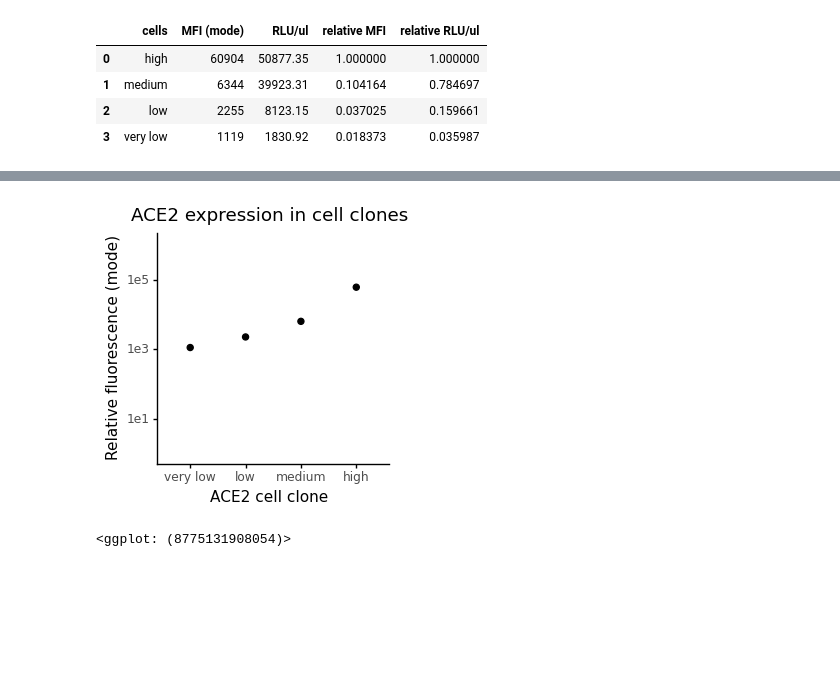
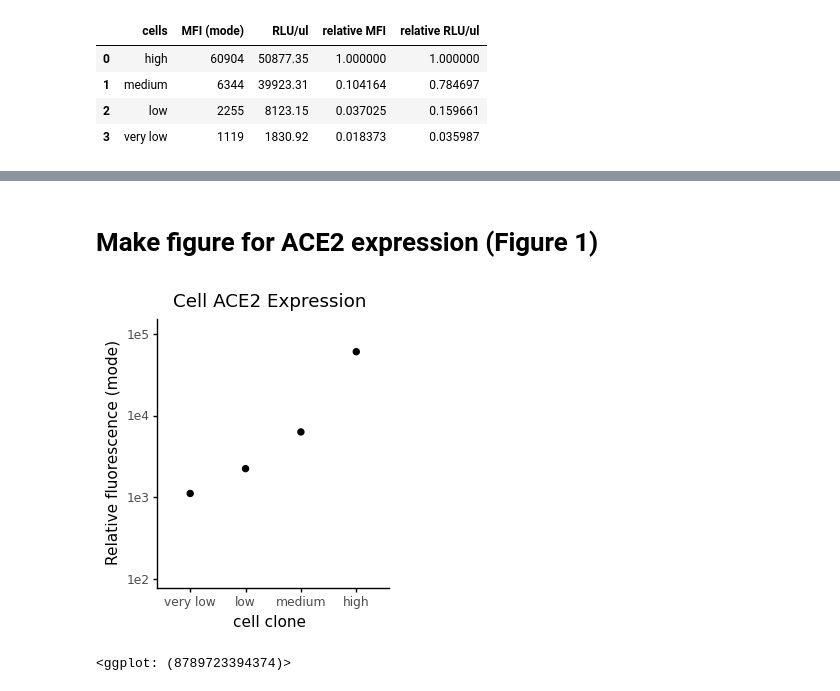
Before and after one commit to jbloomlab/Ace2_expression_neuts, a Jupyter notebook: ACE2_expression_vs_infectivity.ipynb, the cells around one changed output, grey strips where cells are left out. Drawn from its saved outputs; the diff is of its cells as text; code cells hidden in the pictures; blank space fills up the shorter version.

```diff
--- a/ACE2_expression_vs_infectivity.ipynb
+++ b/ACE2_expression_vs_infectivity.ipynb
@@ -81,17 +81,19 @@ df['cells'] = pd.Categorical(df['cells'], categories=cat_order, ordered=True)
+# %% [markdown]
+# Make figure for ACE2 expression (Figure 1)
 # %%
 #ACE2 expression plot for figure 1
 (
     ggplot(df)+
     aes(x="cells", y="MFI (mode)") +
     geom_point(size=2) +
     theme_classic()+
-    theme(figure_size=(3,3))+
+    theme(figure_size=(3,3.5))+
     scale_y_log10(limits=[1,1.1e6])+
-    xlab('ACE2 cell clone') +
-    scale_y_log10(limits=[1,1.1e6]) +
+    xlab('cell clone') +
+    scale_y_log10(limits=[1.1e2,1.1e5]) +
     labs(y ='Relative fluorescence (mode)',
-        title ='ACE2 expression in cell clones')
+        title ='Cell ACE2 Expression')
 )
 # %% [output]
-[figure, old version]
+[figure, new version]
-<ggplot: (8775131908054)>
+<ggplot: (8789723394374)>
```
Also changed, not shown: parts of 2 cells of this notebook, 9 other files.
